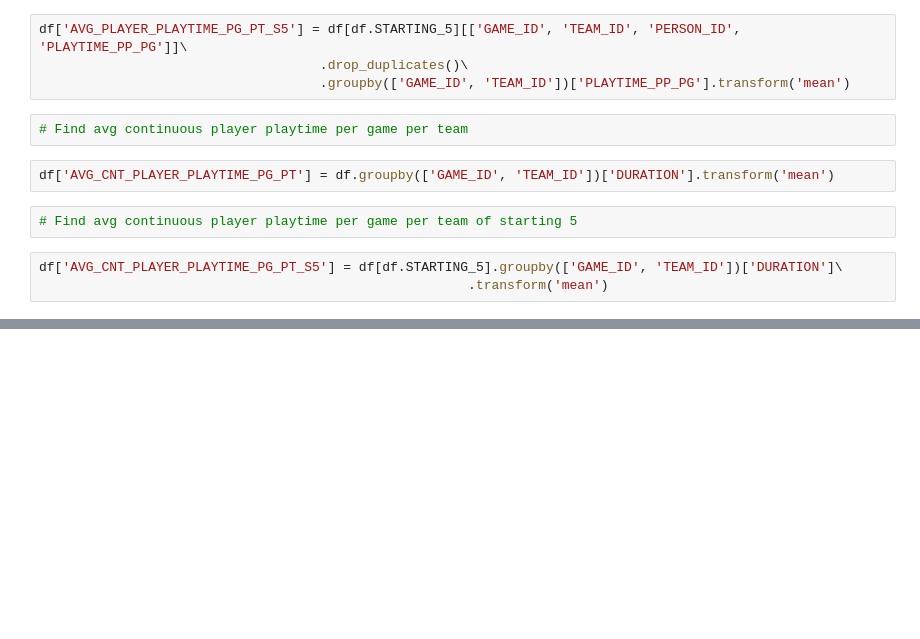
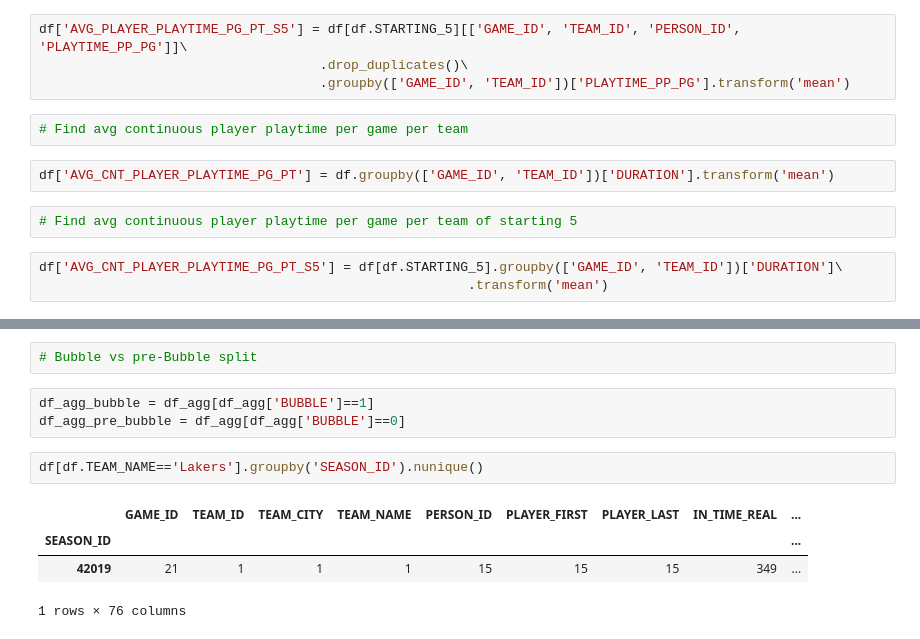
Before and after one commit to jnielsonresearch/crunch-time-analytics, a Jupyter notebook: Game Rotation Research/Analysis.ipynb, the cells around one changed output, grey strips where cells are left out. Cells and saved outputs as stored; diff of their text form; blank space fills up the shorter version.

```diff
--- a/Game Rotation Research/Analysis.ipynb
+++ b/Game Rotation Research/Analysis.ipynb
@@ -59,0 +155,12 @@ df.head(30)
+# %%
+# Bubble vs pre-Bubble split
+# %%
+df_agg_bubble = df_agg[df_agg['BUBBLE']==1]
+df_agg_pre_bubble = df_agg[df_agg['BUBBLE']==0]
+# %%
+df[df.TEAM_NAME=='Lakers'].groupby('SEASON_ID').nunique()
+# %% [output]
+|  | GAME_ID | TEAM_ID | TEAM_CITY | TEAM_NAME | PERSON_ID | PLAYER_FIRST | PLAYER_LAST | IN_TIME_REAL | ... |
+| SEASON_ID |  |  |  |  |  |  |  |  | ... |
+| 42019 | 21 | 1 | 1 | 1 | 15 | 15 | 15 | 349 | ... |
+1 rows × 76 columns
```
Also changed, not shown: parts of 20 cells of this notebook, 6 other files.
